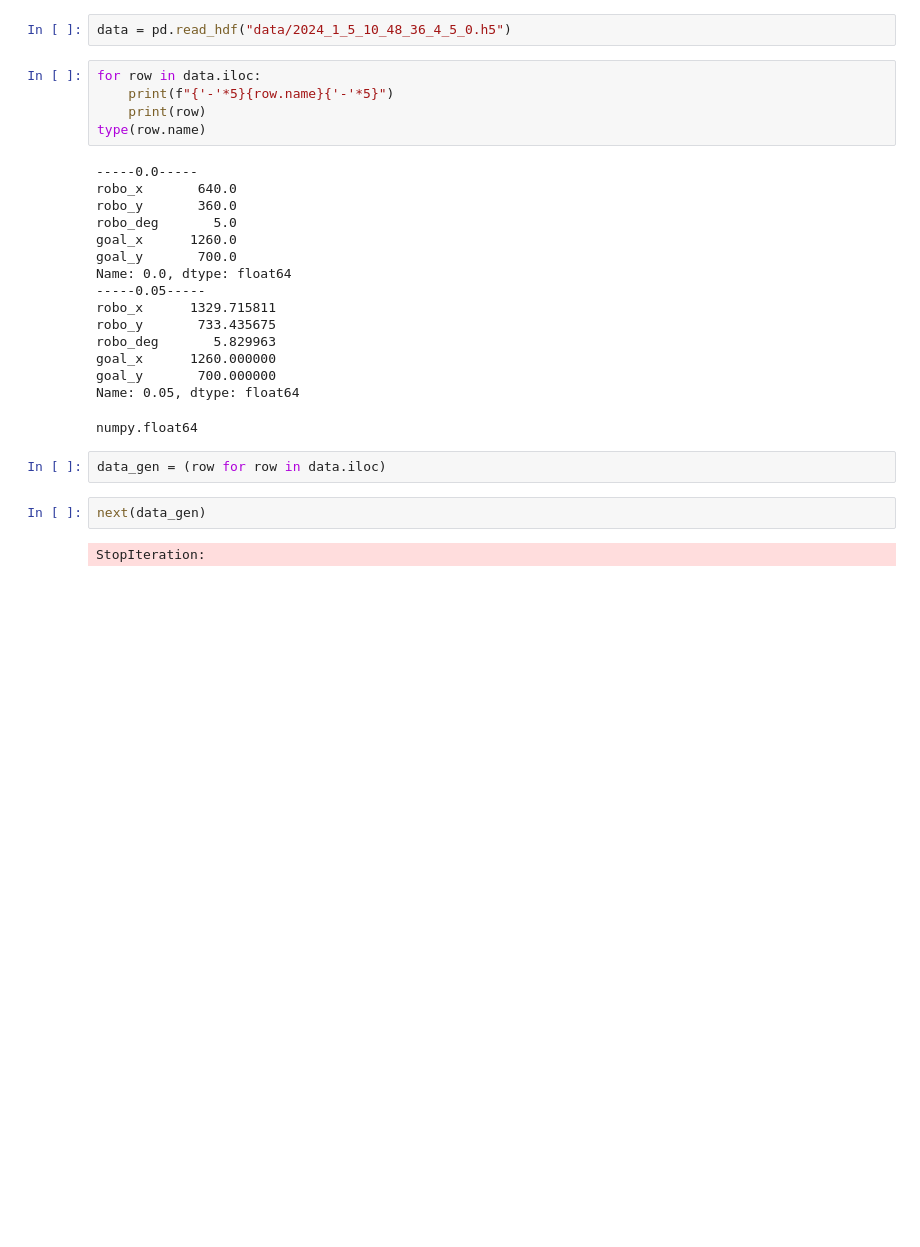
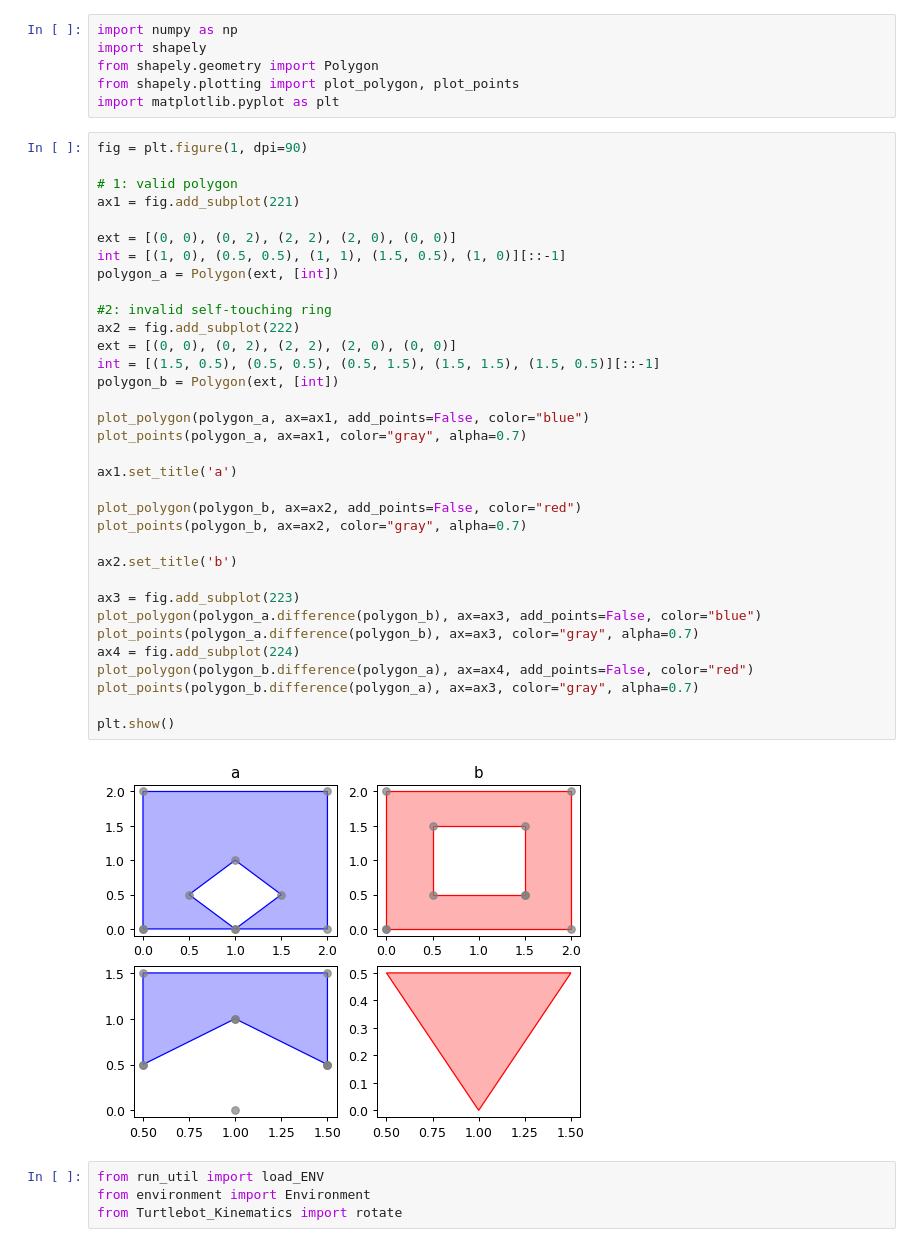
Before and after one commit to DrunkJon/Path-Follow-Optimization, a Jupyter notebook: Simulation/test.ipynb, the cells around one changed output. Cells and saved outputs as stored; diff of their text form; blank space fills up the shorter version.

```diff
--- a/Simulation/test.ipynb
+++ b/Simulation/test.ipynb
@@ -3,29 +1,46 @@ import pandas as pd
-# %%
-data = pd.read_hdf("data/2024_1_5_10_48_36_4_5_0.h5")
-# %%
-for row in data.iloc:
-    print(f"{'-'*5}{row.name}{'-'*5}")
-    print(row)
-type(row.name)
-# %% [output]
------0.0-----
-robo_x       640.0
-robo_y       360.0
-robo_deg       5.0
-goal_x      1260.0
-goal_y       700.0
-Name: 0.0, dtype: float64
------0.05-----
-robo_x      1329.715811
-robo_y       733.435675
-robo_deg       5.829963
-goal_x      1260.000000
-goal_y       700.000000
-Name: 0.05, dtype: float64
-numpy.float64
-# %%
-data_gen = (row for row in data.iloc)
-# %%
-next(data_gen)
-# %% [output]
-StopIteration:
+# %%
+import numpy as np
+import shapely
+from shapely.geometry import Polygon
+from shapely.plotting import plot_polygon, plot_points
+import matplotlib.pyplot as plt
+# %%
+fig = plt.figure(1, dpi=90)
+
+# 1: valid polygon
+ax1 = fig.add_subplot(221)
+
+ext = [(0, 0), (0, 2), (2, 2), (2, 0), (0, 0)]
+int = [(1, 0), (0.5, 0.5), (1, 1), (1.5, 0.5), (1, 0)][::-1]
+polygon_a = Polygon(ext, [int])
+
+#2: invalid self-touching ring
+ax2 = fig.add_subplot(222)
+ext = [(0, 0), (0, 2), (2, 2), (2, 0), (0, 0)]
+int = [(1.5, 0.5), (0.5, 0.5), (0.5, 1.5), (1.5, 1.5), (1.5, 0.5)][::-1]
+polygon_b = Polygon(ext, [int])
+
+plot_polygon(polygon_a, ax=ax1, add_points=False, color="blue")
+plot_points(polygon_a, ax=ax1, color="gray", alpha=0.7)
+
+ax1.set_title('a')
+
+plot_polygon(polygon_b, ax=ax2, add_points=False, color="red")
+plot_points(polygon_b, ax=ax2, color="gray", alpha=0.7)
+
+ax2.set_title('b')
+
+ax3 = fig.add_subplot(223)
+plot_polygon(polygon_a.difference(polygon_b), ax=ax3, add_points=False, color="blue")
+plot_points(polygon_a.difference(polygon_b), ax=ax3, color="gray", alpha=0.7)
+ax4 = fig.add_subplot(224)
+plot_polygon(polygon_b.difference(polygon_a), ax=ax4, add_points=False, color="red")
+plot_points(polygon_b.difference(polygon_a), ax=ax3, color="gray", alpha=0.7)
+
+plt.show()
+# %% [output]
+[figure, added]
+# %%
+from run_util import load_ENV
+from environment import Environment
+from Turtlebot_Kinematics import rotate
```
Also changed, not shown: parts of 6 cells of this notebook, 5 other files.
